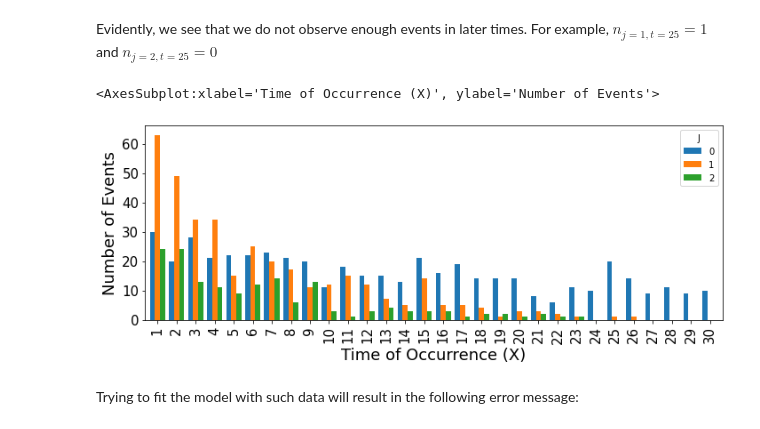
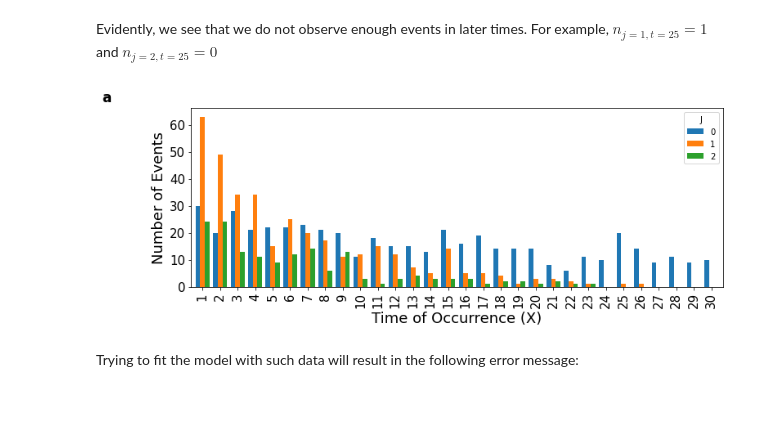
Before and after one commit to tomer1812/pydts, a Jupyter notebook: docs/UsageExample-RegroupingData.ipynb, the cells around one changed output. Drawn from its saved outputs; the diff is of its cells as text; code cells hidden in the pictures; blank space fills up the shorter version.

```diff
--- a/docs/UsageExample-RegroupingData.ipynb
+++ b/docs/UsageExample-RegroupingData.ipynb
@@ -40,10 +40,10 @@ df = generate_quick_start_df(n_patients=1000, n_cov=5, d_times=30, j_events=2, p
 # %% [markdown]
 Evidently, we see that we do not observe enough events in later times. For example, $n_{j=1,t=25} = 1$ and $n_{j=2,t=25} = 0$
 # %%
-plot_events_occurrence(df)
+ax = plot_events_occurrence(df)
+add_panel_text(ax, 'a')
 # %% [output]
-<AxesSubplot:xlabel='Time of Occurrence (X)', ylabel='Number of Events'>
-[figure, old version]
+[figure, new version]
 # %% [markdown]
 Trying to fit the model with such data will result in the following error message:
 # %%
```
Also changed, not shown: parts of 11 cells of this notebook, 3 other files.
